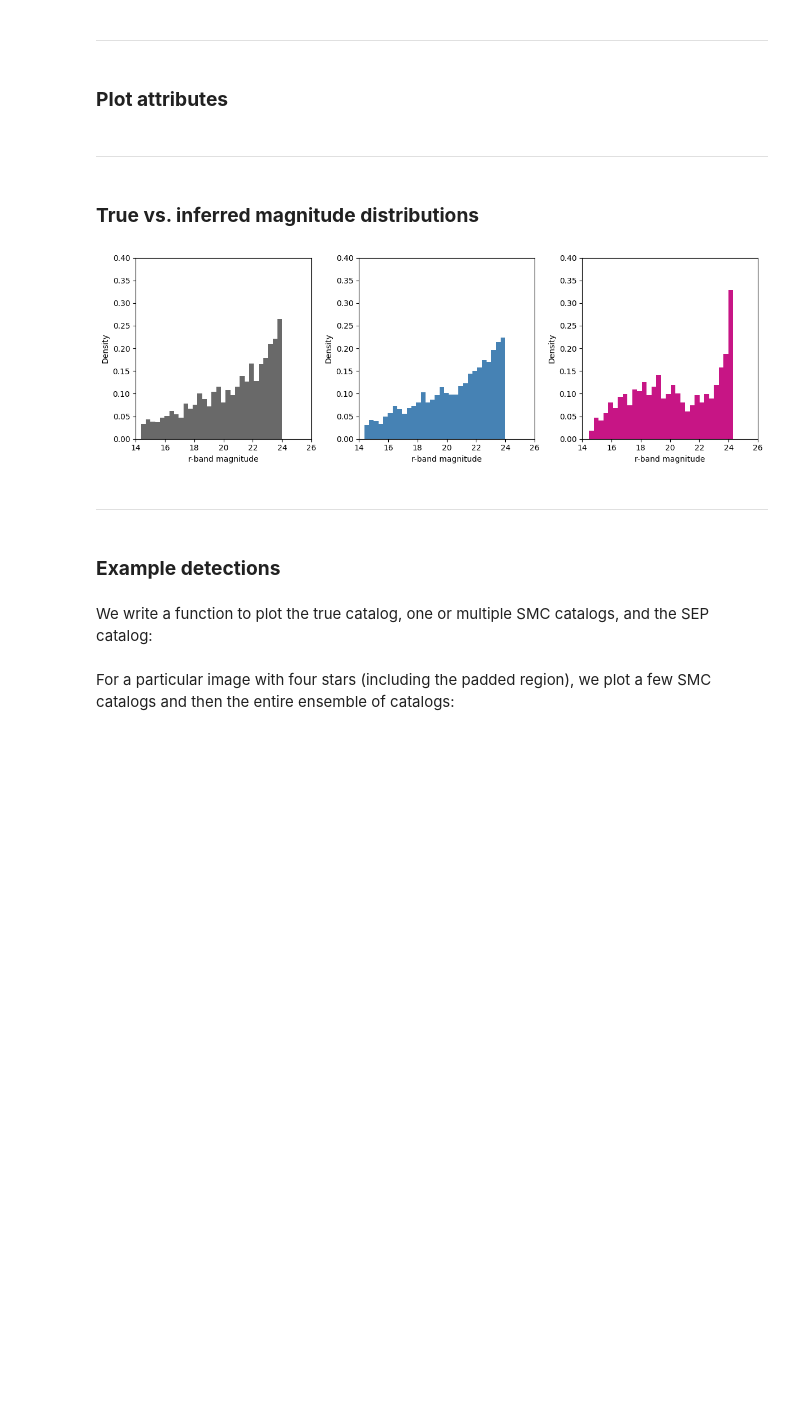
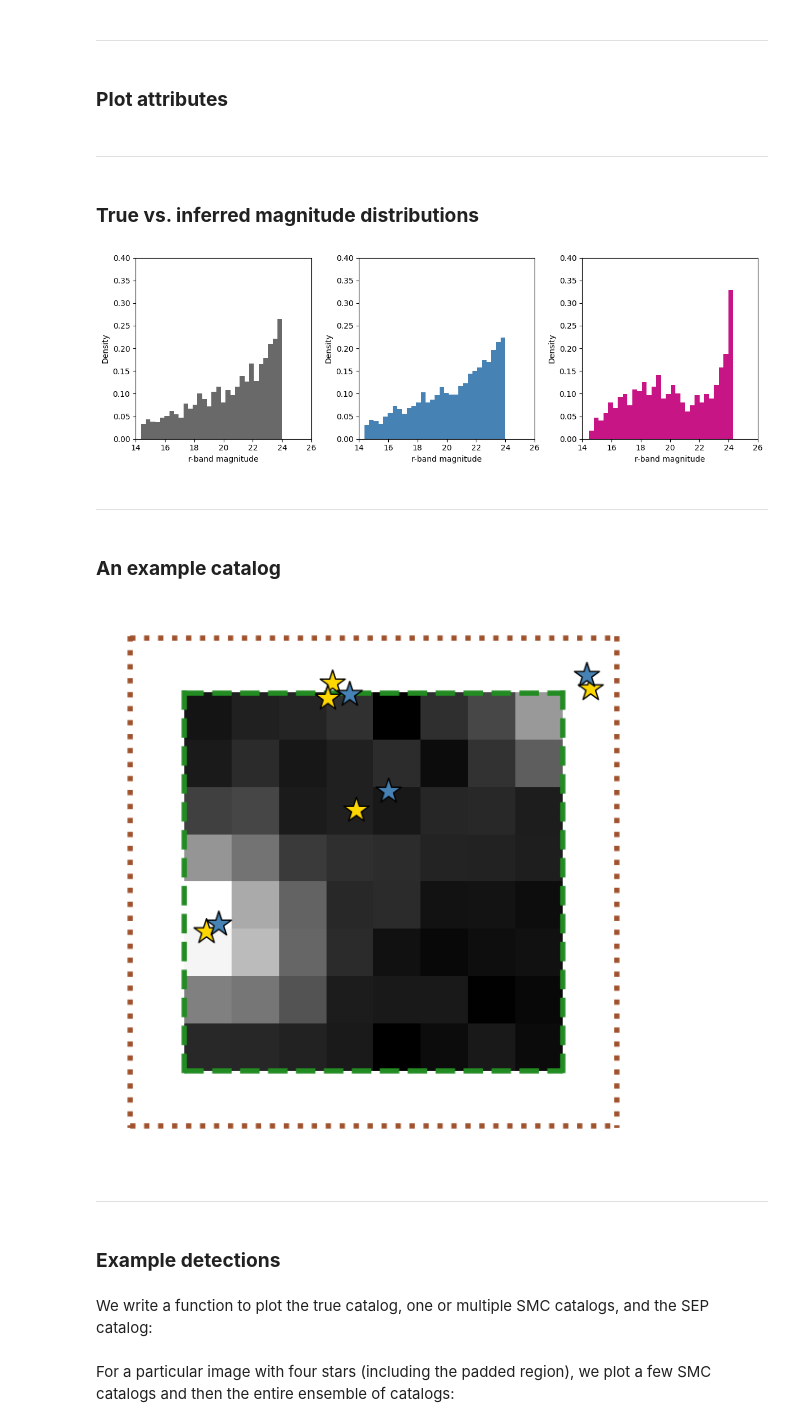
Before and after one commit to timwhite0/smcdet, a Jupyter notebook: experiments/manuscript/m71synthetic_manyimages/results/results.ipynb, the cells around one changed output. Saved outputs shown, nothing was run; the diff lists cells and outputs as text; code cells hidden in the pictures; blank space fills up the shorter version.

Commit message:
M71 synthetic example catalog diagram

```diff
--- a/experiments/manuscript/m71synthetic_manyimages/results/results.ipynb
+++ b/experiments/manuscript/m71synthetic_manyimages/results/results.ipynb
@@ -149,6 +149,57 @@ _ = fig.tight_layout()
 [figure]
 # %% [markdown]
 ---
+# %% [markdown]
+### **An example catalog**
+# %%
+fig, ax = plt.subplots(1, 1, figsize = (6, 6))
+
+# choose an image with five stars, including at least two in the padded region
+img_idx_mask = unpruned_counts - pruned_counts > 1
+img_idx_mask &= unpruned_counts == 5
+
+img_idx = torch.where(img_idx_mask)[0][40]  # manually selected the index
+cat_idx_mask = smc_unpruned_counts[img_idx] == unpruned_counts[img_idx] - 1
+
+smc_cat_idx = torch.where(cat_idx_mask)[0][18]  # manually selected the index
+
+_ = ax.imshow(images[img_idx], cmap = cmap)
+
+_ = ax.spines[['top', 'right', 'bottom', 'left']].set_visible(False)
+_ = ax.set_xticks([])
+_ = ax.set_yticks([])
+
+epsilon_pad = pad + 0.15 # thick lines make padding appear smaller than it is
+
+_ = ax.hlines(y = [0 - epsilon_pad - 0.5, tile_dim + epsilon_pad - 0.5],
+              xmin = 0 - epsilon_pad - 0.5, xmax = tile_dim + epsilon_pad - 0.5,
+              color = linecolor, linestyles = 'dotted', linewidth = linewidth, zorder = 0)
+_ = ax.vlines(x = [0 - epsilon_pad - 0.5, tile_dim + epsilon_pad - 0.5],
+              ymin = 0 - epsilon_pad - 0.5 - 0.05, ymax = tile_dim + epsilon_pad - 0.5 + 0.05,
+              color = linecolor, linestyles = 'dotted', linewidth = linewidth, zorder = 0)
+
+_ = ax.hlines(y = [0 - 0.5, tile_dim - 0.5],
+              xmin = 0 - 0.5, xmax = tile_dim - 0.5,
+              color = linecolor_alt, linestyles = linestyle, linewidth = linewidth, zorder = 0)
+_ = ax.vlines(x = [0 - 0.5, tile_dim - 0.5],
+              ymin = 0 - 0.5 - 0.05, ymax = tile_dim - 0.5 + 0.05,
+              color = linecolor_alt, linestyles = linestyle, linewidth = linewidth, zorder = 0)
+
+_ = ax.scatter(unpruned_locs[img_idx, :unpruned_counts[img_idx], 1] - 0.5,
+               unpruned_locs[img_idx, :unpruned_counts[img_idx], 0] - 0.5,
+               color = 'gold', edgecolors = star_edge, marker = star_marker, s = star_size, zorder = 1)
+
+_ = ax.scatter(smc_unpruned_locs[img_idx, smc_cat_idx, :smc_unpruned_counts[img_idx,smc_cat_idx].int(), 1] - 0.5,
+               smc_unpruned_locs[img_idx, smc_cat_idx, :smc_unpruned_counts[img_idx,smc_cat_idx].int(), 0] - 0.5,
+               color = smc_color, edgecolors = star_edge, marker = star_marker, s = star_size, zorder = 1)
+
+fig.tight_layout()
+
+fig.savefig('figures/m71synth_examplecatalog.png', dpi = 250, transparent = True)
+# %% [output]
+[figure, added]
+# %% [markdown]
+---
 # %% [markdown]
 ### **Example detections**
 # %% [markdown]
```
Also changed, not shown: parts of 8 cells of this notebook.
